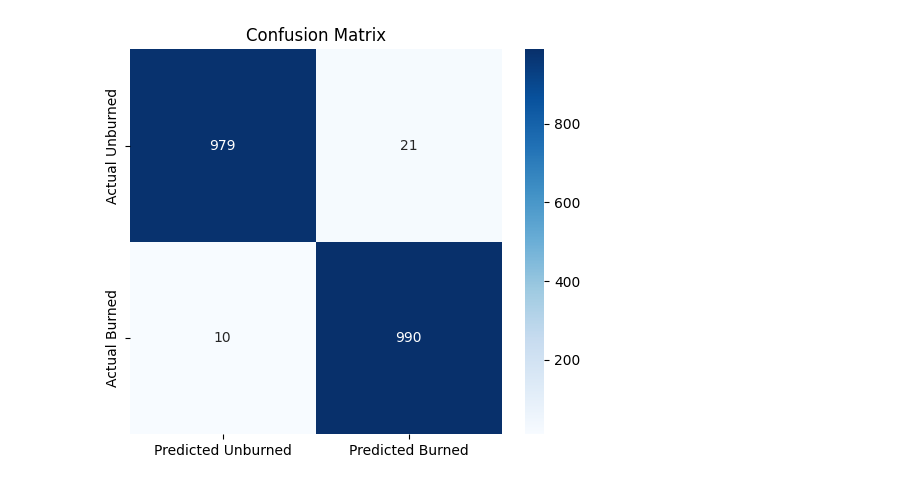
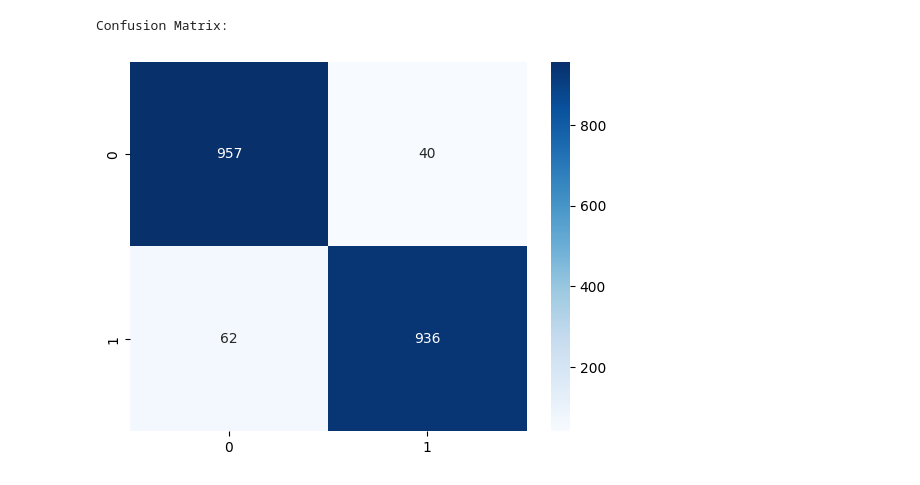
Before and after one commit to Manvithtech07/Forest-Fire-Detection-And-Prediction, a Jupyter notebook: notebooks/modeling_and_prediction.ipynb, the cells around one changed output. Drawn from its saved outputs; the diff is of its cells as text; code cells hidden in the pictures.

```diff
--- a/notebooks/modeling_and_prediction.ipynb
+++ b/notebooks/modeling_and_prediction.ipynb
@@ -59,0 +12,4 @@ We must separate our data:
+# %%
+df = pd.read_csv("/content/drive/My Drive/data/forestfire.csv")
+print("Initial shape:", df.shape)
+df.head()
@@ -79,12 +60,14 @@ Features (X) columns:
 # %%
 from sklearn.model_selection import train_test_split
+from sklearn.preprocessing import StandardScaler
+
 X_train, X_test, y_train, y_test = train_test_split(
-    X, y,
-    test_size=0.2,
-    random_state=42,
-    stratify=y  # 'stratify=y' is crucial for a balanced dataset!
-)
+    X, y, test_size=0.2, stratify=y, random_state=42)
 
-print(f"Training set size: {X_train.shape[0]} samples")
-print(f"Testing set size: {X_test.shape[0]} samples")
+scaler = StandardScaler()
+X_train_scaled = scaler.fit_transform(X_train)
+X_test_scaled  = scaler.transform(X_test)
+
+print(f"Training shape: {X_train.shape}")
+print(f"Testing shape: {X_test.shape}")
 # %% [output]
@@ -93,4 +75,0 @@ Testing set size: 2000 samples
-# %%
-from sklearn.ensemble import RandomForestClassifier
-rf_model = RandomForestClassifier(n_estimators=100, random_state=42, n_jobs=-1)
-rf_model.fit(X_train, y_train)
@@ -131,0 +106,12 @@ weighted avg       0.98      0.98      0.98      2000
+# %%
+from sklearn.metrics import accuracy_score, classification_report
+
+results = {}
+results["Logistic Regression"] = accuracy_score(y_test, lr_search.best_estimator_.predict(X_test_scaled))
+results["SVM"] = accuracy_score(y_test, svm_search.best_estimator_.predict(X_test_scaled))
+results["Random Forest"] = accuracy_score(y_test, rf_search.best_estimator_.predict(X_test))
+
+print(results)
+
+rf_preds = rf_search.best_estimator_.predict(X_test)
+print(classification_report(y_test, rf_preds))
@@ -132,10 +152,10 @@ weighted avg       0.98      0.98      0.98      2000
 # %%
+from sklearn.metrics import confusion_matrix
 import seaborn as sns
-plt.figure(figsize=(6,5))
-sns.heatmap(cm, annot=True, fmt='d', cmap='Blues',
-            xticklabels=['Predicted Unburned', 'Predicted Burned'],
-            yticklabels=['Actual Unburned', 'Actual Burned'])
-plt.title('Confusion Matrix')
+print("Confusion Matrix:")
+cm = confusion_matrix(y_test, rf_preds)
+sns.heatmap(cm, annot=True, fmt="d", cmap="Blues")
 plt.show()
 # %% [output]
+Confusion Matrix:
-[figure, old version]
+[figure, new version]
```
Also changed, not shown: parts of 24 cells of this notebook.
